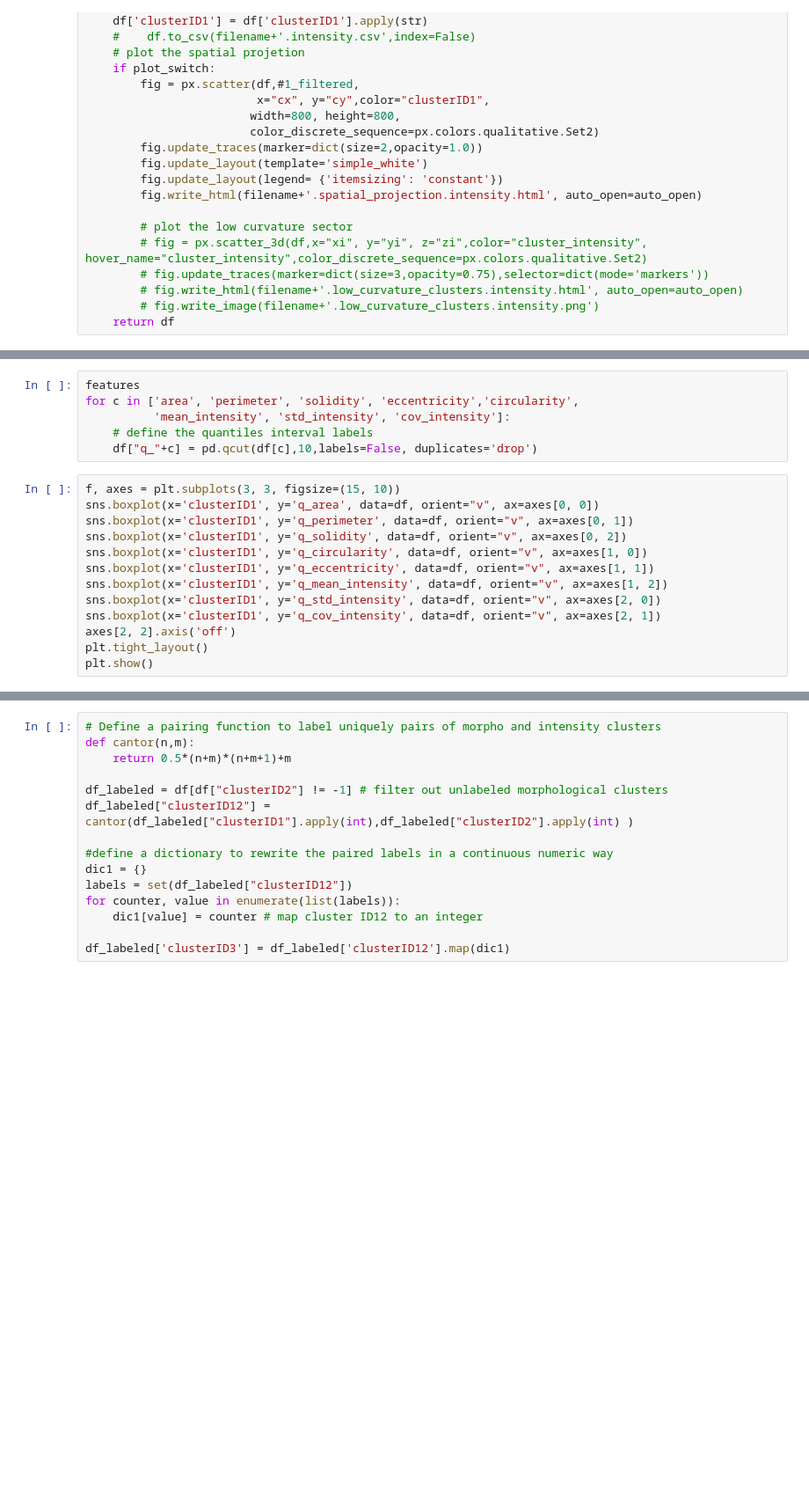
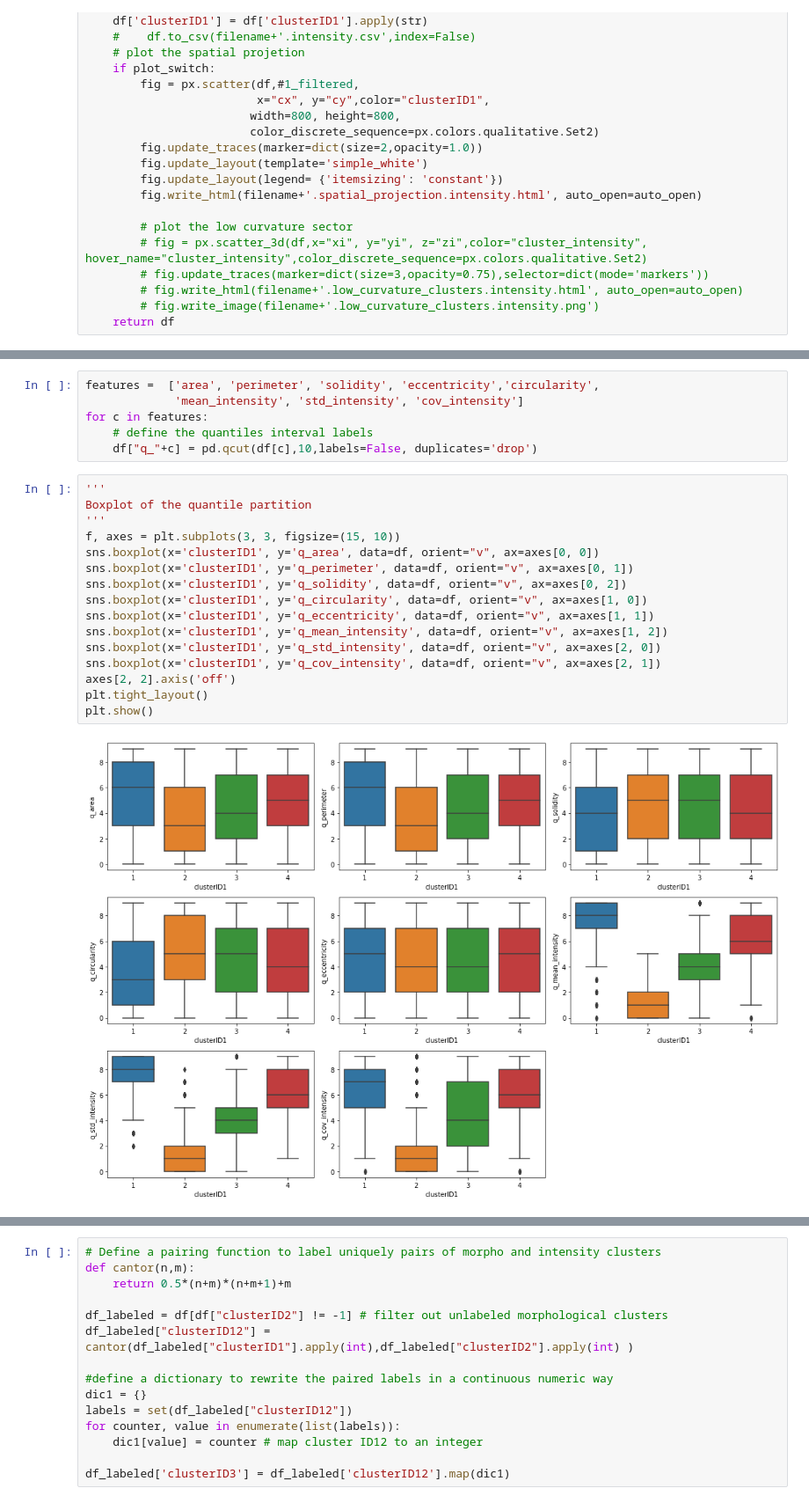
Before and after one commit to BiCroLab/WSI-analysis, a Jupyter notebook: SG/pipeline/ipynb/intensity.data2cluster.ipynb, the cells around one changed output, grey strips where cells are left out. Shown at 88% size. Drawn from its saved outputs; the diff is of its cells as text; blank space fills up the shorter version.

```diff
--- a/SG/pipeline/ipynb/intensity.data2cluster.ipynb
+++ b/SG/pipeline/ipynb/intensity.data2cluster.ipynb
@@ -94,20 +95,25 @@ for filename in glob.glob(r'../data_intensity/pkl/id_52.measurements.covd.pkl')[
 # %%
-features
-for c in ['area', 'perimeter', 'solidity', 'eccentricity','circularity',
-          'mean_intensity', 'std_intensity', 'cov_intensity']:
+features =  ['area', 'perimeter', 'solidity', 'eccentricity','circularity',
+             'mean_intensity', 'std_intensity', 'cov_intensity']
+for c in features:
     # define the quantiles interval labels
     df["q_"+c] = pd.qcut(df[c],10,labels=False, duplicates='drop')
 # %%
+'''
+Boxplot of the quantile partition
+'''
 f, axes = plt.subplots(3, 3, figsize=(15, 10))
 sns.boxplot(x='clusterID1', y='q_area', data=df, orient="v", ax=axes[0, 0])
 sns.boxplot(x='clusterID1', y='q_perimeter', data=df, orient="v", ax=axes[0, 1])
 sns.boxplot(x='clusterID1', y='q_solidity', data=df, orient="v", ax=axes[0, 2])
 sns.boxplot(x='clusterID1', y='q_circularity', data=df, orient="v", ax=axes[1, 0])
 sns.boxplot(x='clusterID1', y='q_eccentricity', data=df, orient="v", ax=axes[1, 1])
 sns.boxplot(x='clusterID1', y='q_mean_intensity', data=df, orient="v", ax=axes[1, 2])
 sns.boxplot(x='clusterID1', y='q_std_intensity', data=df, orient="v", ax=axes[2, 0])
 sns.boxplot(x='clusterID1', y='q_cov_intensity', data=df, orient="v", ax=axes[2, 1])
 axes[2, 2].axis('off')
 plt.tight_layout()
 plt.show()
+# %% [output]
+[figure, added]
 # %%
```
Also changed, not shown: parts of 13 cells of this notebook.
